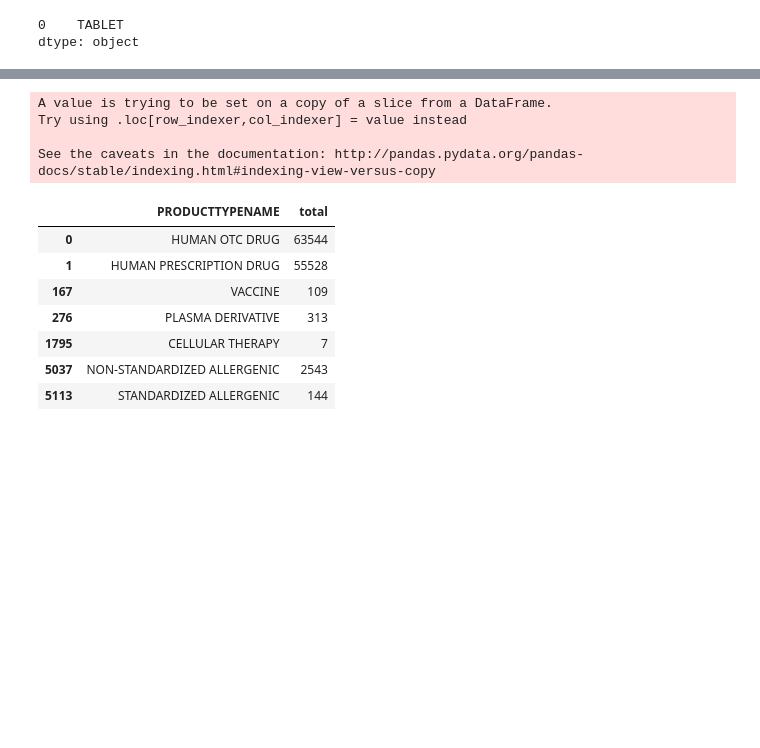
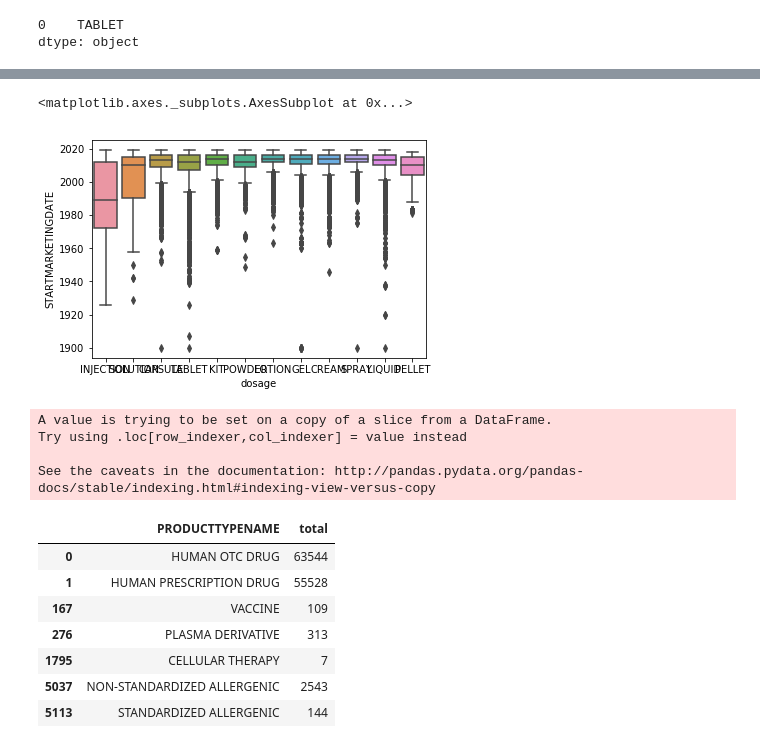
Before and after one commit to 854740262/NDC-database-analysis, a Jupyter notebook: Final_project.ipynb, the cells around one changed output, grey strips where cells are left out. Cells and saved outputs as stored; diff of their text form; code cells hidden in the pictures; blank space fills up the shorter version.

```diff
--- a/Final_project.ipynb
+++ b/Final_project.ipynb
@@ -155,11 +175,13 @@ sns.boxplot(x=product['STARTMARKETINGDATE'].dt.month, y=product['STARTMARKETINGD
 # %%
-dosage_format = product['DOSAGEFORMNAME'].str.split()
+dosage_format = product['DOSAGEFORMNAME'].str.split(',')
 dosage_format_lst = [i[0] for i in dosage_format]
 product.loc[: , 'dosage_form'] = dosage_format_lst
 dosage = product.groupby(['dosage_form']).size().to_frame()
-# Only with those types more than 1000
-dosage = dosage.loc[dosage[0] > 1000]
+# Only with those types more than 2000
+dosage = dosage.loc[dosage[0] > 2000]
+#dosage
 dosage.idxmax()
+# So tablet is the most used form of drugs
 # %% [output]
 0    TABLET
 dtype: object
@@ -185,0 +188,4 @@ Length: 12447, dtype: int64
+# %%
+dosage_frame = product
+dosage_frame.loc[: ,'dosage'] = dosage_format_lst
+dosage_frame
@@ -186,3 +211,10 @@ Length: 12447, dtype: int64
+# %%
+dosage_frame = dosage_frame.loc[dosage_frame['dosage'].isin(dosage.index)]
+# %%
+sns.boxplot(x=dosage_frame['dosage'], y=dosage_frame['STARTMARKETINGDATE'].dt.year, data=dosage_frame)
+# %% [output]
+<matplotlib.axes._subplots.AxesSubplot at 0x...>
+[figure, added]
 # %%
 labeler = product[['PRODUCTTYPENAME']]
 labeler['total'] = labeler.groupby(['PRODUCTTYPENAME'])['PRODUCTTYPENAME'].transform('count')
```
Also changed, not shown: parts of 17 cells of this notebook.
